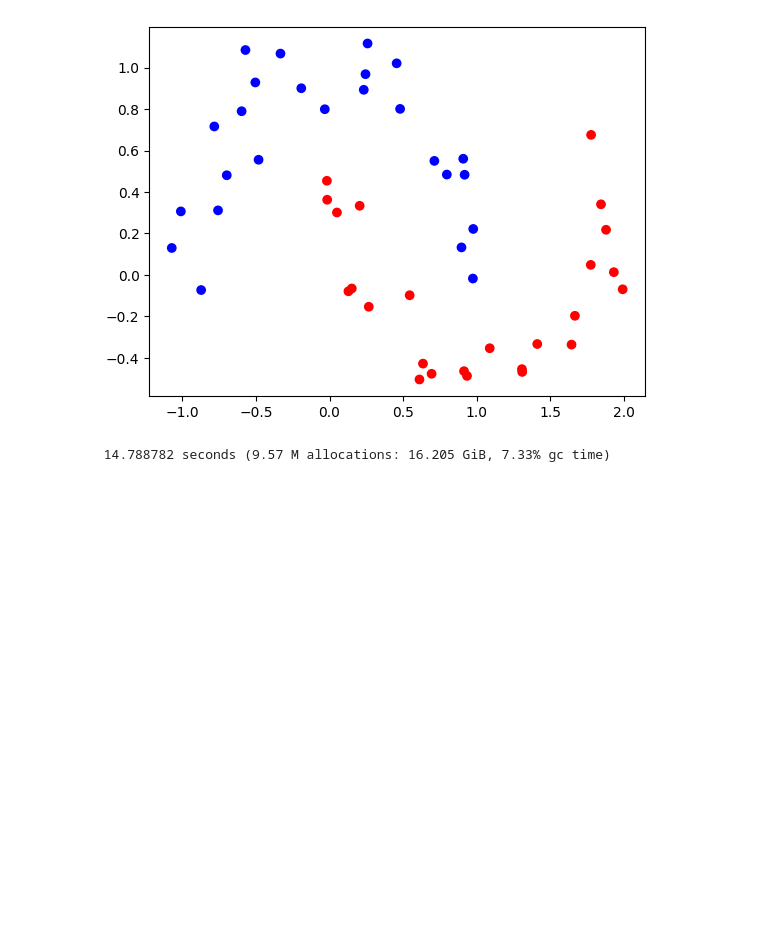
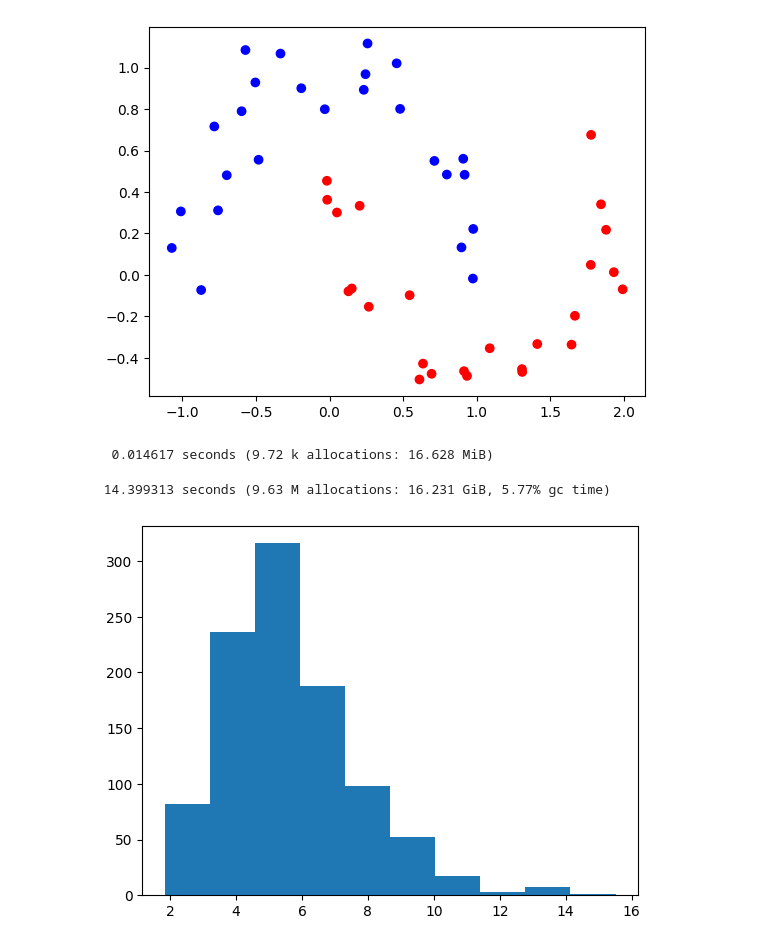
Before and after one commit to luiarthur/TuringBnpBenchmarks, a Jupyter notebook: src/gp-binary/notebooks/gp_binary_turing.ipynb, the cells around one changed output. Drawn from its saved outputs; the diff is of its cells as text; code cells hidden in the pictures; blank space fills up the shorter version.

```diff
--- a/src/gp-binary/notebooks/gp_binary_turing.ipynb
+++ b/src/gp-binary/notebooks/gp_binary_turing.ipynb
@@ -201,16 +205,23 @@ q0 = Variational.meanfield(m)
 # NOTE: ADVI(num_elbo_samples, max_iters)
 
 # Compile
-# @time q = vi(m, ADVI(1, 1), q0, optimizer=Flux.ADAM(1e-1));
+@time q = vi(m, ADVI(1, 1), q0, optimizer=Flux.ADAM(1e-1));
 
 # RUN
-@time q = vi(m, ADVI(1, 1000), q0, optimizer=Flux.ADAM(1e-2));
+clear_fs!()
+@time q = vi(m, ADVI(1, 1000), q0, optimizer=Flux.ADAM(1e-1));
 
 # Get posterior samples
 extract_gp = make_extractor(m, q, nsamples=1000)
 advi_samples = Dict{Symbol, Any}(sym => vec(extract_gp(sym)) for sym in kernel_params)
-advi_samples[:f] = extract_gp(:f);
+# advi_samples[:f] = extract_gp(:f);
+advi_samples[:eta] = extract_gp(:eta);
 # %% [output]
- 14.788782 seconds (9.57 M allocations: 16.205 GiB, 7.33% gc time)
+  0.014617 seconds (9.72 k allocations: 16.628 MiB)
+ 14.399313 seconds (9.63 M allocations: 16.231 GiB, 5.77% gc time)
+# %%
+plt.hist(advi_samples[:alpha]);
+# %% [output]
+[figure, added]
 # %%
 plot_uq(advi_samples, X, y, "ADVI", eps=0.5,
```
Also changed, not shown: parts of 11 cells of this notebook, 1 other file.
